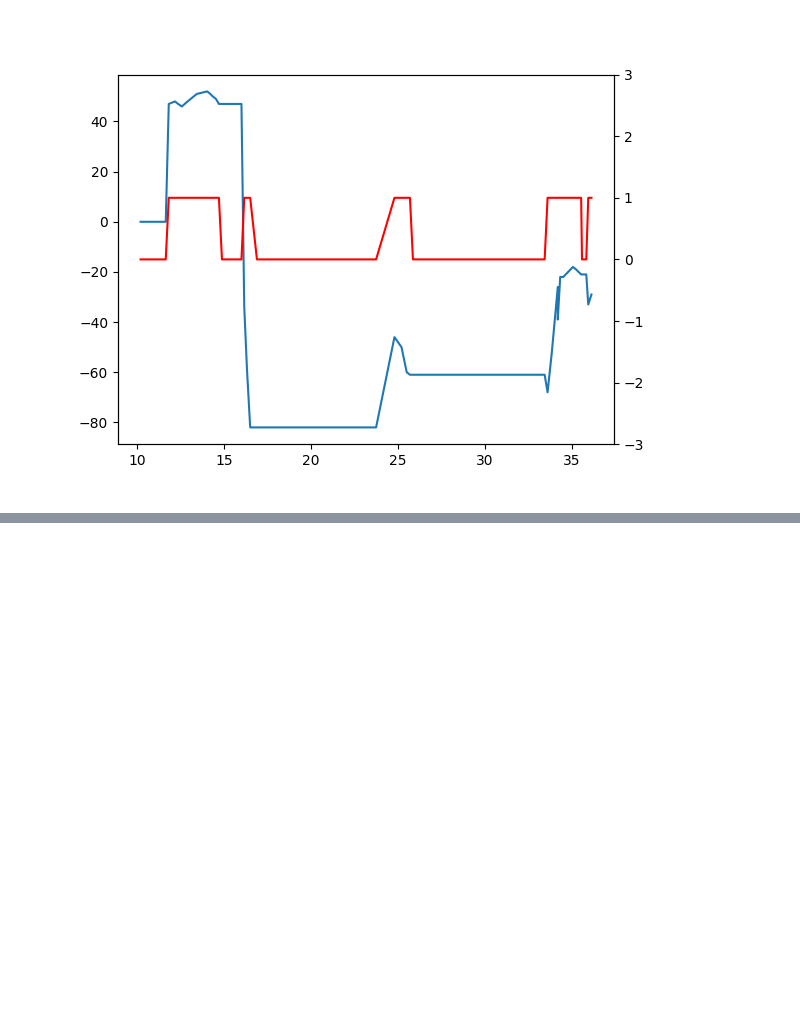
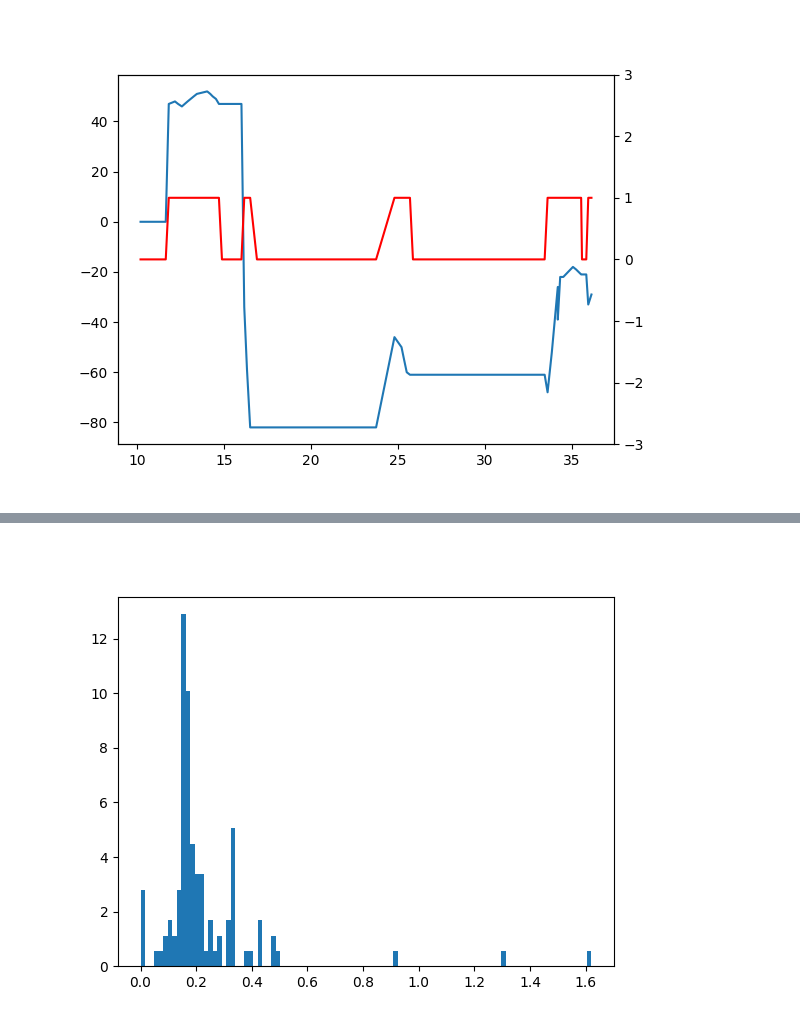
Before and after one commit to RyanJMah/fydp-rtls-server, a Jupyter notebook: data/analysis.ipynb, the cells around one changed output, grey strips where cells are left out. Saved outputs shown, nothing was run; the diff lists cells and outputs as text; code cells hidden in the pictures; blank space fills up the shorter version.

```diff
--- a/data/analysis.ipynb
+++ b/data/analysis.ipynb
@@ -223,0 +281,13 @@ plt.show()
+# %%
+%matplotlib widget
+
+"""
+SAMPLING TIME DISTRIBUTION FOR ANCHOR 2
+"""
+
+plt.figure()
+
+plt.hist(a2_time_diffs, density=True, bins=100)
+plt.show()
+# %% [output]
+[figure, added]
```
Also changed, not shown: parts of 10 cells of this notebook.
